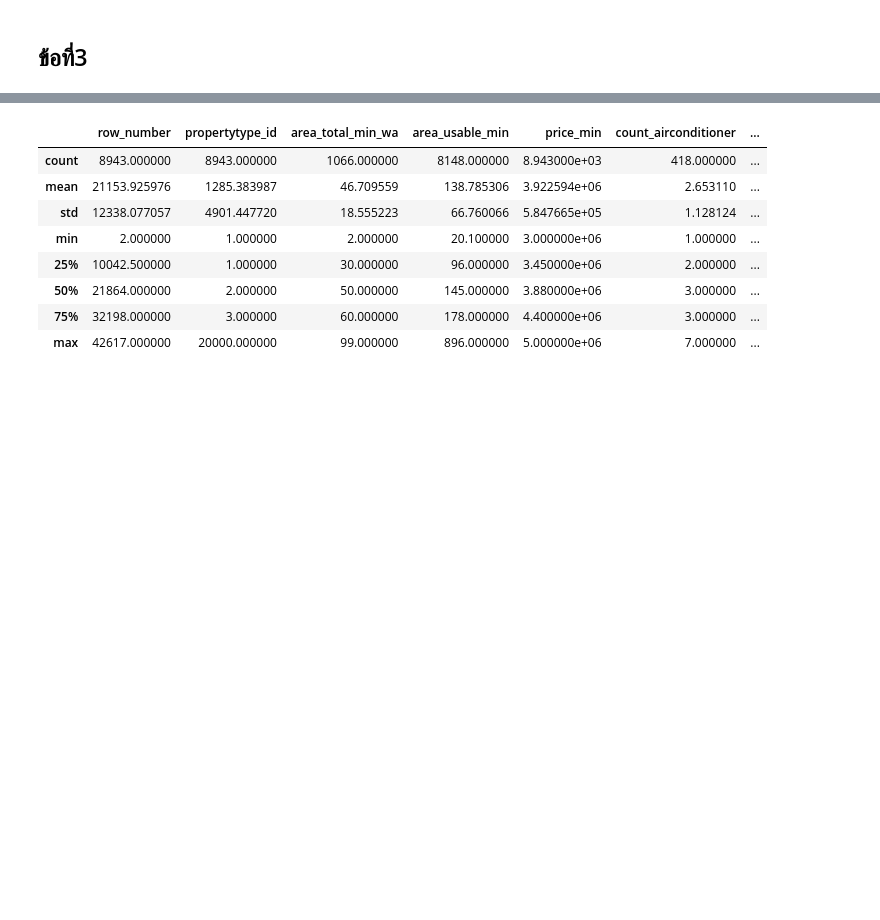
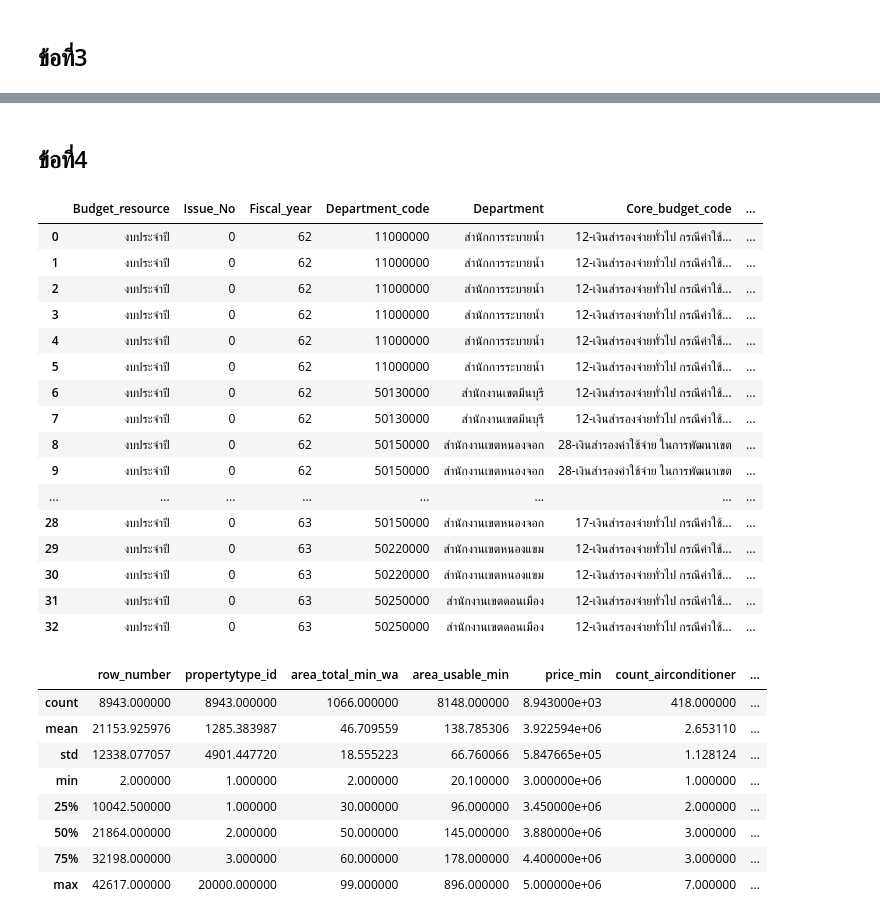
Before and after one commit to Pattaratron/python_dataviz2023, a Jupyter notebook: Pandas101.ipynb, the cells around one changed output, grey strips where cells are left out. Saved outputs shown, nothing was run; the diff lists cells and outputs as text; code cells hidden in the pictures; blank space fills up the shorter version.

```diff
--- a/Pandas101.ipynb
+++ b/Pandas101.ipynb
@@ -480,3 +493,25 @@ data1[(data1['Department'] == 'สำนักงานเขตคลองส
+# %% [markdown]
+## ข้อที่4
+# %%
+data1[(data1['Core_budget_code'] == '12-เงินสำรองจ่ายทั่วไป กรณีค่าใช้จ่ายต่างๆ เกี่ยวกับน้ำท่วม')|(data1['Core_budget_code'] == '17-เงินสำรองจ่ายทั่วไป กรณีค่าใช้จ่ายเพื่อการพัฒนากรุงเทพมหานคร')|(data1['Core_budget_code'] == '28-เงินสำรองค่าใช้จ่าย ในการพัฒนาเขต')]
+# %% [output]
+|  | Budget_resource | Issue_No | Fiscal_year | Department_code | Department | Core_budget_code | ... |
+| 0 | งบประจำปี | 0 | 62 | 11000000 | สำนักการระบายน้ำ | 12-เงินสำรองจ่ายทั่วไป กรณีค่าใช้... | ... |
+| 1 | งบประจำปี | 0 | 62 | 11000000 | สำนักการระบายน้ำ | 12-เงินสำรองจ่ายทั่วไป กรณีค่าใช้... | ... |
+| 2 | งบประจำปี | 0 | 62 | 11000000 | สำนักการระบายน้ำ | 12-เงินสำรองจ่ายทั่วไป กรณีค่าใช้... | ... |
+| 3 | งบประจำปี | 0 | 62 | 11000000 | สำนักการระบายน้ำ | 12-เงินสำรองจ่ายทั่วไป กรณีค่าใช้... | ... |
+| 4 | งบประจำปี | 0 | 62 | 11000000 | สำนักการระบายน้ำ | 12-เงินสำรองจ่ายทั่วไป กรณีค่าใช้... | ... |
+| 5 | งบประจำปี | 0 | 62 | 11000000 | สำนักการระบายน้ำ | 12-เงินสำรองจ่ายทั่วไป กรณีค่าใช้... | ... |
+| 6 | งบประจำปี | 0 | 62 | 50130000 | สำนักงานเขตมีนบุรี | 12-เงินสำรองจ่ายทั่วไป กรณีค่าใช้... | ... |
+| 7 | งบประจำปี | 0 | 62 | 50130000 | สำนักงานเขตมีนบุรี | 12-เงินสำรองจ่ายทั่วไป กรณีค่าใช้... | ... |
+| 8 | งบประจำปี | 0 | 62 | 50150000 | สำนักงานเขตหนองจอก | 28-เงินสำรองค่าใช้จ่าย ในการพัฒนาเขต | ... |
+| 9 | งบประจำปี | 0 | 62 | 50150000 | สำนักงานเขตหนองจอก | 28-เงินสำรองค่าใช้จ่าย ในการพัฒนาเขต | ... |
+| ... | ... | ... | ... | ... | ... | ... | ... |
+| 28 | งบประจำปี | 0 | 63 | 50150000 | สำนักงานเขตหนองจอก | 17-เงินสำรองจ่ายทั่วไป กรณีค่าใช้... | ... |
+| 29 | งบประจำปี | 0 | 63 | 50220000 | สำนักงานเขตหนองแขม | 12-เงินสำรองจ่ายทั่วไป กรณีค่าใช้... | ... |
+| 30 | งบประจำปี | 0 | 63 | 50220000 | สำนักงานเขตหนองแขม | 12-เงินสำรองจ่ายทั่วไป กรณีค่าใช้... | ... |
+| 31 | งบประจำปี | 0 | 63 | 50250000 | สำนักงานเขตดอนเมือง | 12-เงินสำรองจ่ายทั่วไป กรณีค่าใช้... | ... |
+| 32 | งบประจำปี | 0 | 63 | 50250000 | สำนักงานเขตดอนเมือง | 12-เงินสำรองจ่ายทั่วไป กรณีค่าใช้... | ... |
 # %%
 # 1. ราคาเฉลี่ยของบ้านที่มีราคาระหว่าง 3-5 ร้านบาท
 data1[(data1['price_min'] >=3000000) & (data1['price_min']<=5000000)].describe()
```
Also changed, not shown: parts of 1 cell of this notebook.
